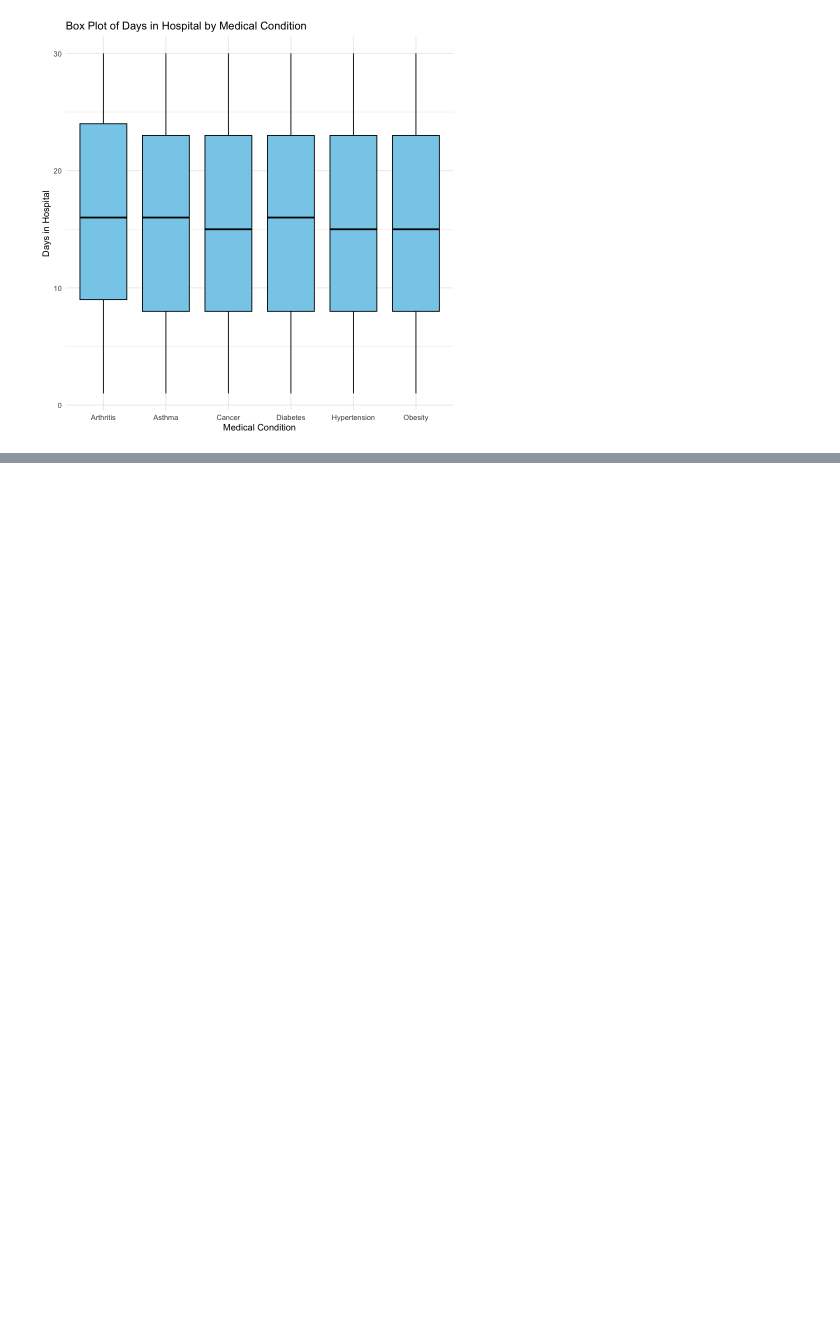
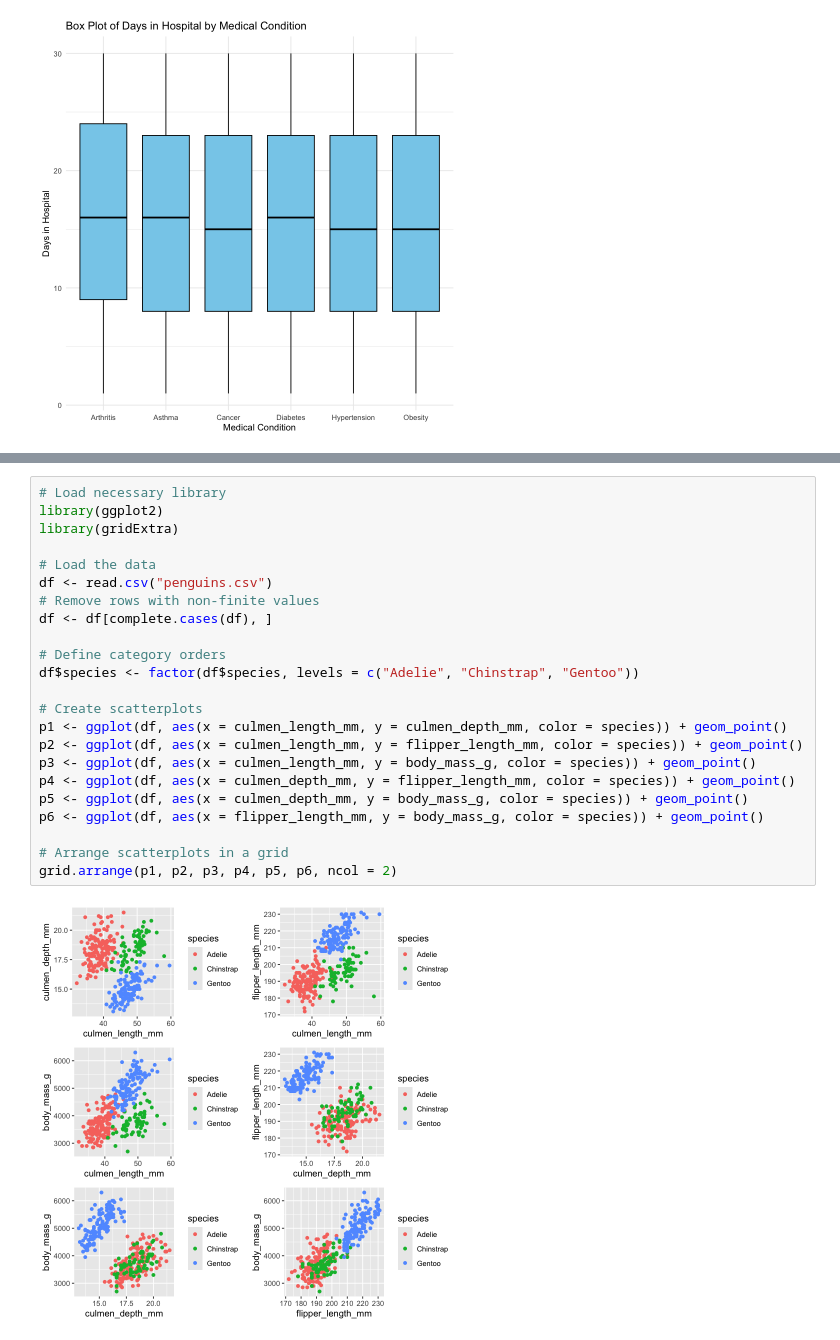
Before and after one commit to ngum17/vizualizace, a Jupyter notebook: R/ggplot2.ipynb, the cells around one changed output, grey strips where cells are left out. Saved outputs shown, nothing was run; the diff lists cells and outputs as text; blank space fills up the shorter version.

```diff
--- a/R/ggplot2.ipynb
+++ b/R/ggplot2.ipynb
@@ -56,0 +76,25 @@ Time difference of 0.2792878 secs
+# %%
+# Load necessary library
+library(ggplot2)
+library(gridExtra)
+
+# Load the data
+df <- read.csv("penguins.csv")
+# Remove rows with non-finite values
+df <- df[complete.cases(df), ]
+
+# Define category orders
+df$species <- factor(df$species, levels = c("Adelie", "Chinstrap", "Gentoo"))
+
+# Create scatterplots
+p1 <- ggplot(df, aes(x = culmen_length_mm, y = culmen_depth_mm, color = species)) + geom_point()
+p2 <- ggplot(df, aes(x = culmen_length_mm, y = flipper_length_mm, color = species)) + geom_point()
+p3 <- ggplot(df, aes(x = culmen_length_mm, y = body_mass_g, color = species)) + geom_point()
+p4 <- ggplot(df, aes(x = culmen_depth_mm, y = flipper_length_mm, color = species)) + geom_point()
+p5 <- ggplot(df, aes(x = culmen_depth_mm, y = body_mass_g, color = species)) + geom_point()
+p6 <- ggplot(df, aes(x = flipper_length_mm, y = body_mass_g, color = species)) + geom_point()
+
+# Arrange scatterplots in a grid
+grid.arrange(p1, p2, p3, p4, p5, p6, ncol = 2)
+# %% [output]
+[figure, added]
```
Also changed, not shown: parts of 1 cell of this notebook, 10 other files.
